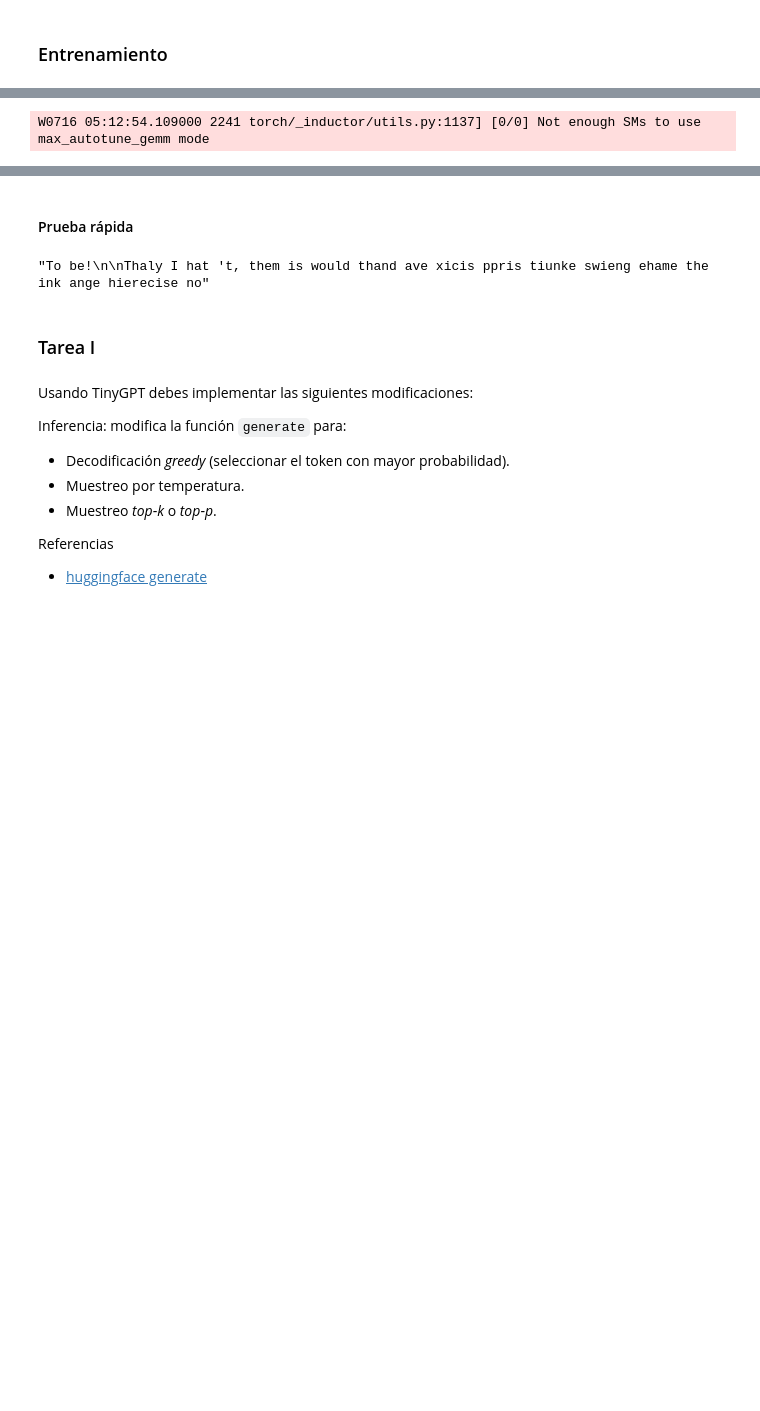
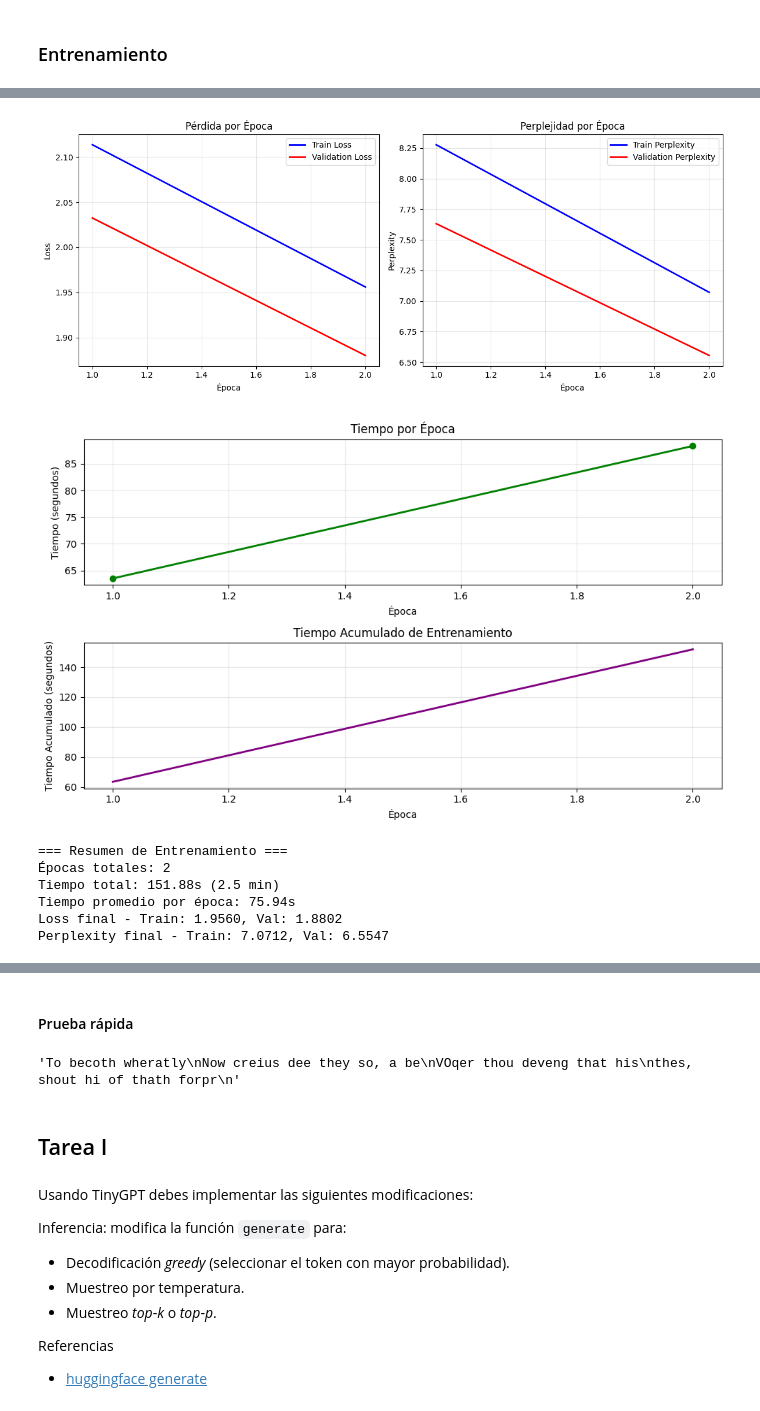
Before and after one commit to joagonzalez/ceia-nlp-II-tp-1, a Jupyter notebook: notebook.ipynb, the cells around one changed output, grey strips where cells are left out. Cells and saved outputs as stored; diff of their text form; code cells hidden in the pictures; blank space fills up the shorter version.

Commit message:
refactor notebook and tarea 1

```diff
--- a/notebook.ipynb
+++ b/notebook.ipynb
@@ -357,25 +427,21 @@ epochs = 2
 # %%
-# Instancia del Trainer
-trainer = Trainer(
-    model=model,
-    train_data_loader=train_loader,
-    test_data_loader=val_loader,
-    loss_fn=loss_fn,
-    gradient_accumulation_steps=1,
-    optimizer=optimizer,
-    scheduler=scheduler,
-    device=device,
-    save_dir="./checkpoints",
-    save_every_n=500
-)
-# Entrenamiento
-for epoch in range(epochs):
-    avg_train_loss = trainer.train_model_v2(use_amp=True, dtype=torch.bfloat16)
-    print(f"Época {epoch+1} - pérdida de entrenamiento: {avg_train_loss:.4f}")
+# Cargar y visualizar métricas
+from metrics_logger import load_and_plot_metrics, compare_models_metrics
 
-    val_loss = trainer.eval_model()
-    print(f"Época {epoch+1} - pérdida de validación: {val_loss:.4f}")
+# Visualizar métricas de un modelo
+metrics = load_and_plot_metrics("tinygpt_metrics.json", save_plots=True)
 
-print("Entrenamiento completo.")
+# Si tienes múltiples modelos para comparar:
+# compare_models_metrics(
+#     ["tinygpt_metrics.json", "tinygpt_moe_metrics.json"],
+#     ["TinyGPT Base", "TinyGPT MoE"]
+# )
 # %% [output]
+[figure, added]
+[figure, added]
-W0716 05:12:54.109000 2241 torch/_inductor/utils.py:1137] [0/0] Not enough SMs to use max_autotune_gemm mode
+=== Resumen de Entrenamiento ===
+Épocas totales: 2
+Tiempo total: 151.88s (2.5 min)
+Tiempo promedio por época: 75.94s
+Loss final - Train: 1.9560, Val: 1.8802
+Perplexity final - Train: 7.0712, Val: 6.5547
@@ -387,11 +448,11 @@ Training complete.
 # %% [markdown]
 #### Prueba rápida
 # %%
-generate("To be", max_new_tokens=100,use_cache=True)
+generate(model=model, prompt="To be", max_new_tokens=100, use_cache=True)
 # %% [output]
-"To be!\n\nThaly I hat 't, them is would thand ave xicis ppris tiunke swieng ehame the ink ange hierecise no"
+'To becoth wheratly\nNow creius dee they so, a be\nVOqer thou deveng that his\nthes, shout hi of thath forpr\n'
 # %% [markdown]
-### Tarea I
+## Tarea I
 # %% [markdown]
 Usando TinyGPT debes implementar las siguientes modificaciones:
 
```
Also changed, not shown: parts of 11 cells of this notebook, 7 other files.
